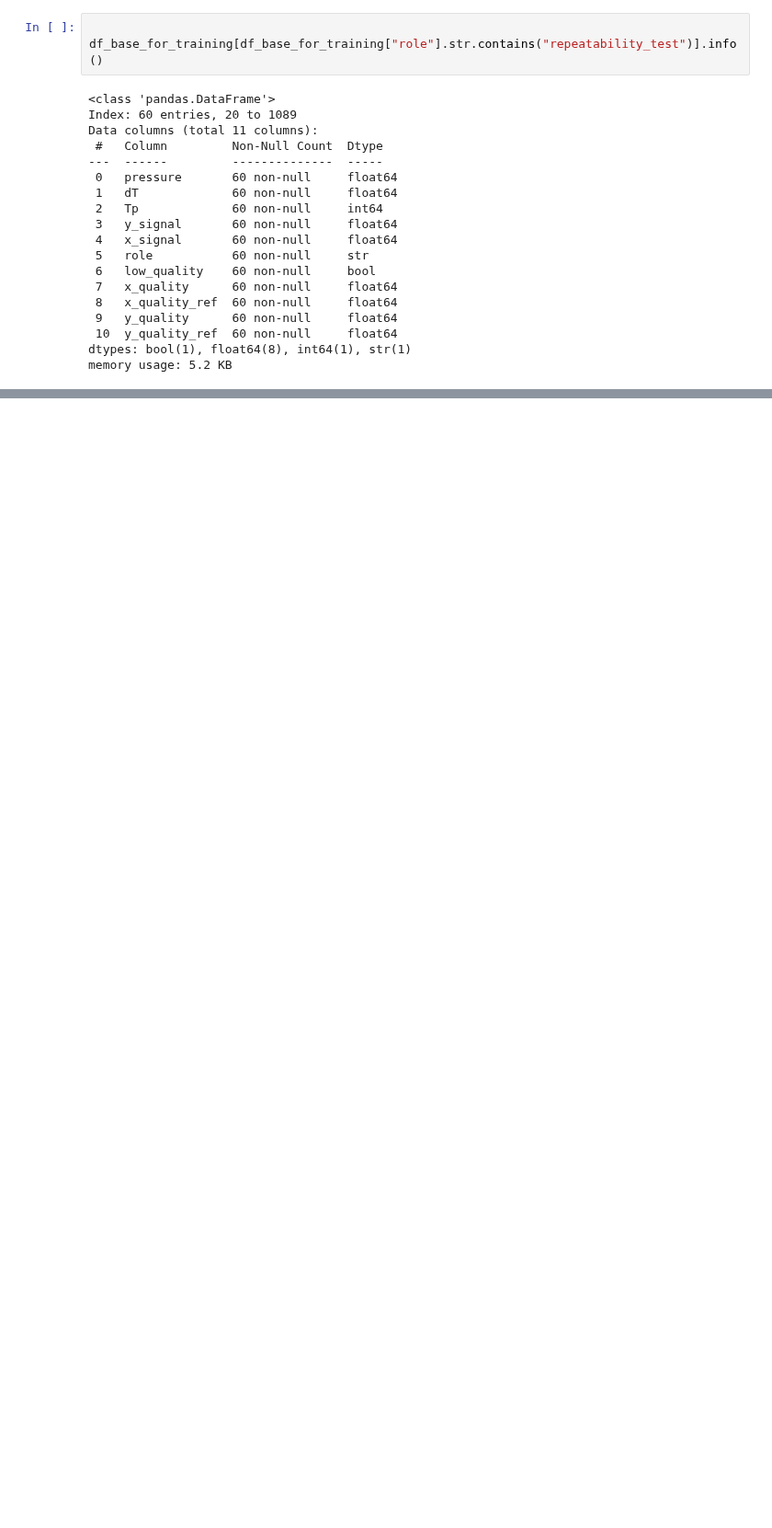
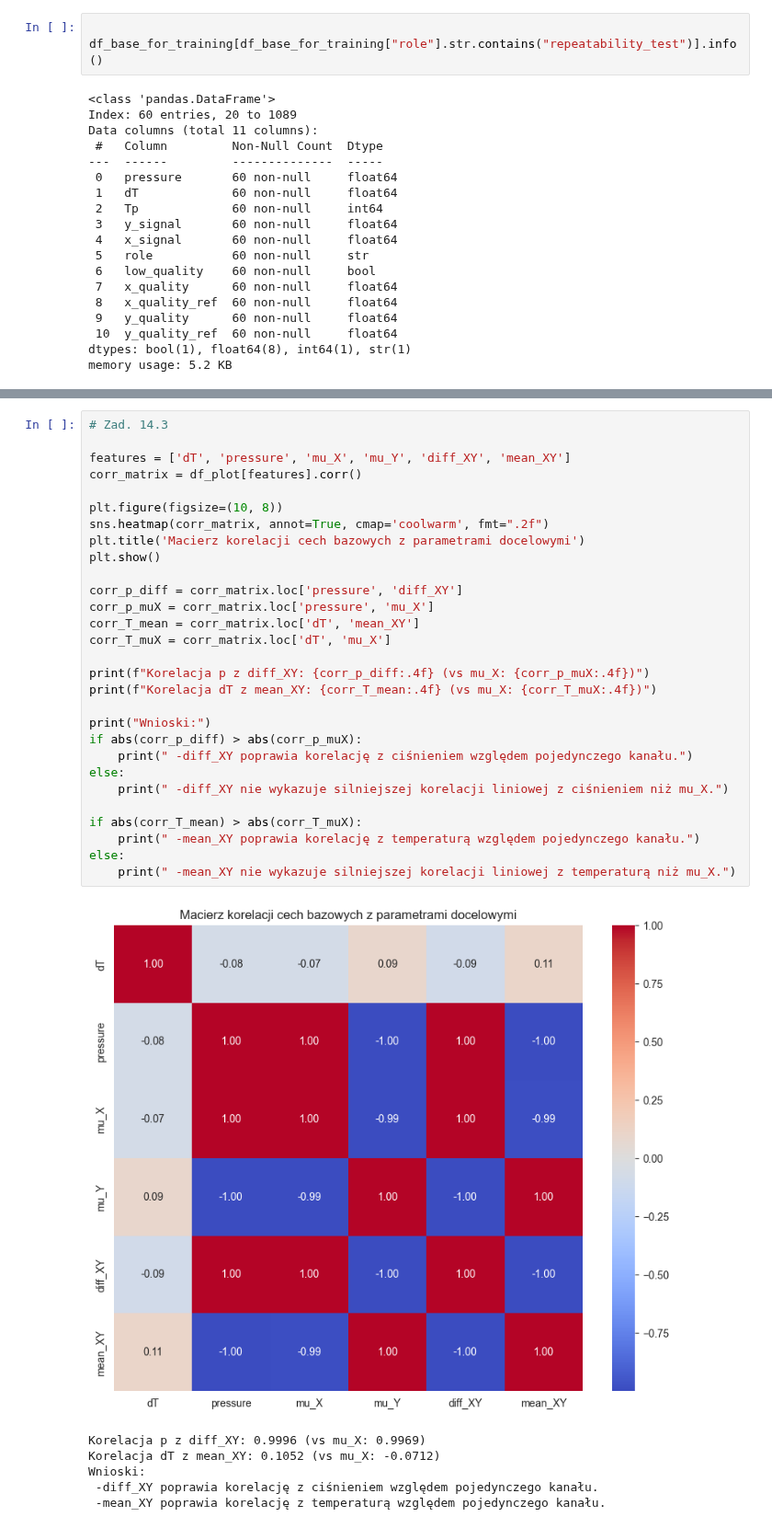
Before and after one commit to szybec31/OFDR-ML-TempPressure, a Jupyter notebook: analyze.ipynb, the cells around one changed output, grey strips where cells are left out. Shown at 92% size. Saved outputs shown, nothing was run; the diff lists cells and outputs as text; blank space fills up the shorter version.

```diff
--- a/analyze.ipynb
+++ b/analyze.ipynb
@@ -193,0 +241,36 @@ memory usage: 5.2 KB
+# %%
+# Zad. 14.3
+
+features = ['dT', 'pressure', 'mu_X', 'mu_Y', 'diff_XY', 'mean_XY']
+corr_matrix = df_plot[features].corr()
+
+plt.figure(figsize=(10, 8))
+sns.heatmap(corr_matrix, annot=True, cmap='coolwarm', fmt=".2f")
+plt.title('Macierz korelacji cech bazowych z parametrami docelowymi')
+plt.show()
+
+corr_p_diff = corr_matrix.loc['pressure', 'diff_XY']
+corr_p_muX = corr_matrix.loc['pressure', 'mu_X']
+corr_T_mean = corr_matrix.loc['dT', 'mean_XY']
+corr_T_muX = corr_matrix.loc['dT', 'mu_X']
+
+print(f"Korelacja p z diff_XY: {corr_p_diff:.4f} (vs mu_X: {corr_p_muX:.4f})")
+print(f"Korelacja dT z mean_XY: {corr_T_mean:.4f} (vs mu_X: {corr_T_muX:.4f})")
+
+print("Wnioski:")
+if abs(corr_p_diff) > abs(corr_p_muX):
+    print(" -diff_XY poprawia korelację z ciśnieniem względem pojedynczego kanału.")
+else:
+    print(" -diff_XY nie wykazuje silniejszej korelacji liniowej z ciśnieniem niż mu_X.")
+
+if abs(corr_T_mean) > abs(corr_T_muX):
+    print(" -mean_XY poprawia korelację z temperaturą względem pojedynczego kanału.")
+else:
+    print(" -mean_XY nie wykazuje silniejszej korelacji liniowej z temperaturą niż mu_X.")
+# %% [output]
+[figure, added]
+Korelacja p z diff_XY: 0.9996 (vs mu_X: 0.9969)
+Korelacja dT z mean_XY: 0.1052 (vs mu_X: -0.0712)
+Wnioski:
+ -diff_XY poprawia korelację z ciśnieniem względem pojedynczego kanału.
+ -mean_XY poprawia korelację z temperaturą względem pojedynczego kanału.
```
Also changed, not shown: parts of 6 cells of this notebook, 1 other file.
